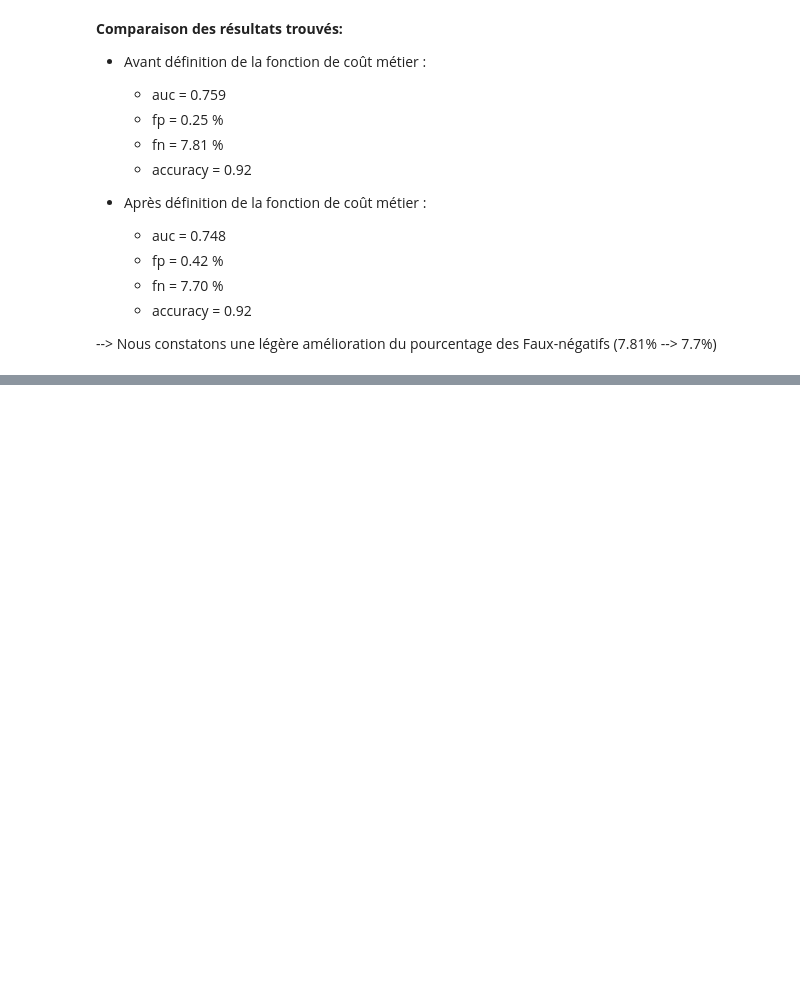
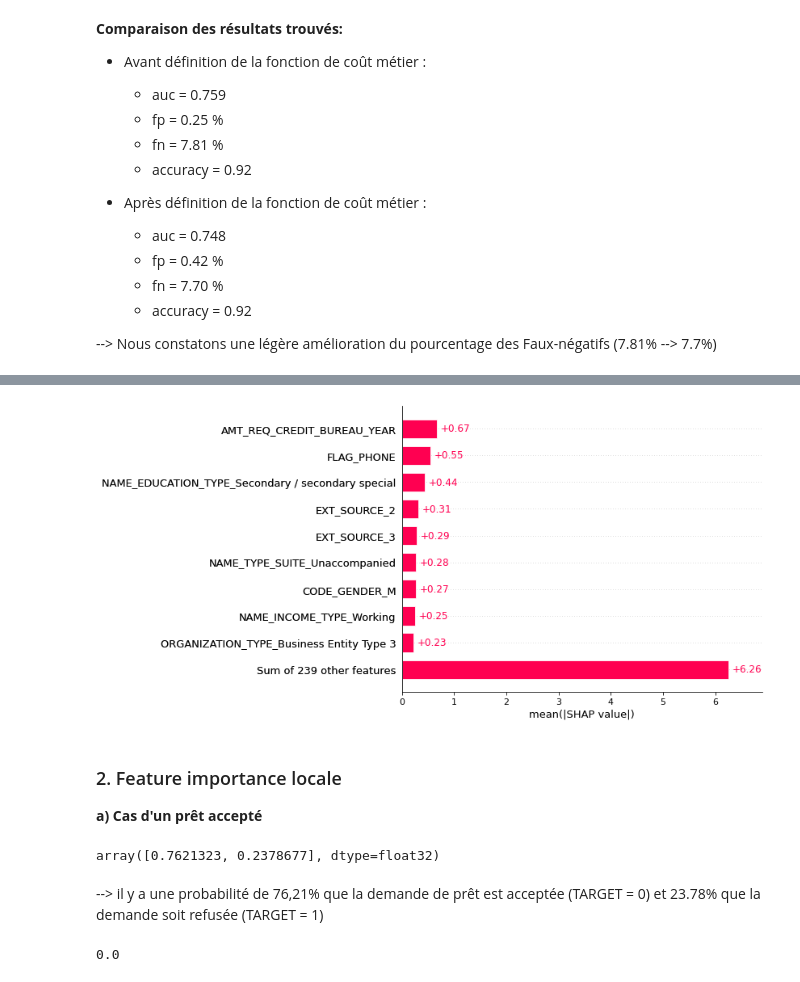
Before and after one commit to Soumaya-kh/scoring_model, a Jupyter notebook: P7_02_modelisation.ipynb, the cells around one changed output, grey strips where cells are left out. Cells and saved outputs as stored; diff of their text form; code cells hidden in the pictures; blank space fills up the shorter version.

```diff
--- a/P7_02_modelisation.ipynb
+++ b/P7_02_modelisation.ipynb
@@ -555,0 +642,21 @@ weighted avg       0.88      0.92      0.89     92254
+# %%
+# global feature importance
+shap.plots.bar(shap_values)
+# %% [output]
+[figure, added]
+# %% [markdown]
+### 2. Feature importance locale
+
+**a) Cas d'un prêt accepté**
+# %%
+# probabilité de prediction du client N°0
+xgb_model.predict_proba(X_test)[0]
+# %% [output]
+array([0.7621323, 0.2378677], dtype=float32)
+# %% [markdown]
+--> il y a une probabilité de 76,21% que la demande de prêt est acceptée (TARGET = 0) et 23.78% que la demande soit refusée (TARGET = 1)
+# %%
+# prédiction du modèle
+xgb_model.predict(X_test)[0]
+# %% [output]
+0.0
```
Also changed, not shown: parts of 26 cells of this notebook.
